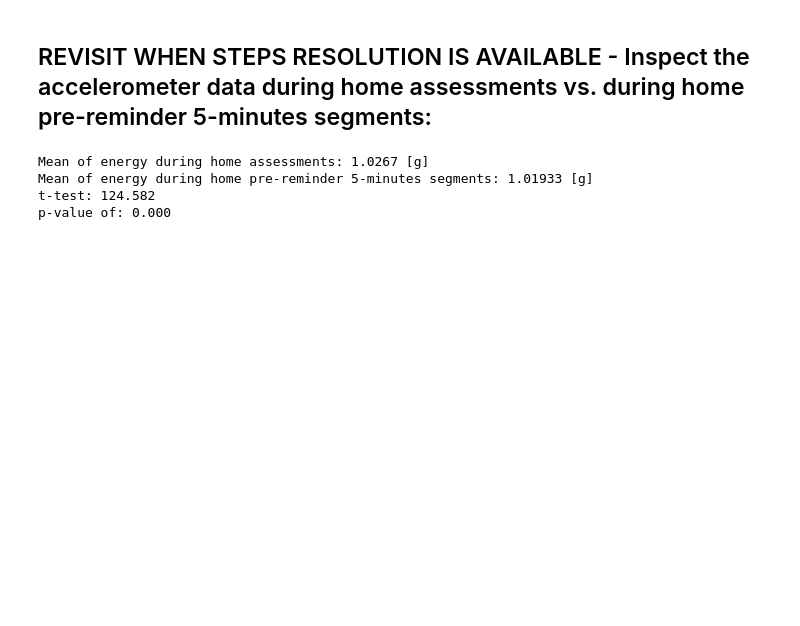
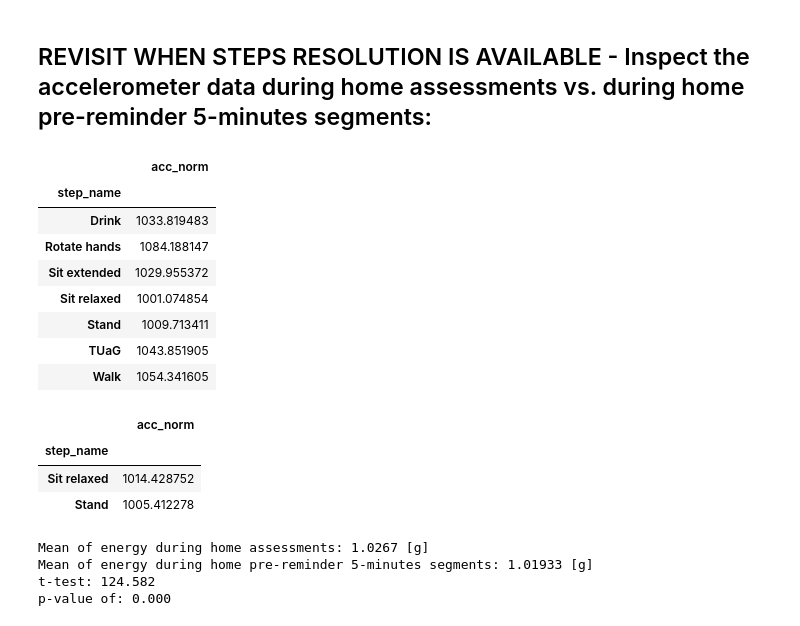
Before and after one commit to ShaniSarusi/DS-rep, a Jupyter notebook: Teva/data_statistical_inspection.ipynb, the cells around one changed output. Drawn from its saved outputs; the diff is of its cells as text; code cells hidden in the pictures; blank space fills up the shorter version.

Commit message:
LDopa main fix + initial Teva analysis in steps resolution

```diff
--- a/Teva/data_statistical_inspection.ipynb
+++ b/Teva/data_statistical_inspection.ipynb
@@ -13,7 +13,7 @@ from matplotlib.ticker import MaxNLocator
 # %% [markdown]
 # Set working environment:
 # %%
-cloud = True
+cloud = False
 if cloud:
     data_path = c.cloud_data_path
 else:
@@ -22,8 +22,10 @@ else:
 # Read Data:
 # %%
 clinic_df = pd.read_pickle(join(data_path, 'clinic_processed_pickle.p'))
+clinic_steps_df = pd.read_pickle(join(data_path, 'clinic_steps_processed_pickle.p'))
 home_df = pd.read_pickle(join(data_path, 'home_processed_pickle.p'))
-# reminders_df = pd.read_pickle(join(c.data_path, 'reminder_five_minutes_processed_pickle.p'))
+home_steps_df = pd.read_pickle(join(data_path, 'home_steps_processed_pickle.p'))
+reminders_df = pd.read_pickle(join(c.data_path, 'reminder_five_minutes_processed_pickle.p'))
 # %% [markdown]
 # Set some important variables + define summary function:
 # %%
@@ -325,7 +327,9 @@ p-value of: 0.000
 # Raw accelerometer data analysis:
 # %%
 clinic_df['acc_norm'] = np.sqrt((clinic_df.x)**2 + (clinic_df.y)**2 + (clinic_df.z)**2)
+clinic_steps_df['acc_norm'] = np.sqrt((clinic_steps_df.x)**2 + (clinic_steps_df.y)**2 + (clinic_steps_df.z)**2)
 home_df['acc_norm'] = np.sqrt((home_df.x)**2 + (home_df.y)**2 + (home_df.z)**2)
+home_steps_df['acc_norm'] = np.sqrt((home_steps_df.x)**2 + (home_steps_df.y)**2 + (home_steps_df.z)**2)
 reminders_df['acc_norm'] = np.sqrt((reminders_df.x)**2 + (reminders_df.y)**2 + (reminders_df.z)**2)
 # %%
 def mean_acc_box_plot(df, report_column, group_by='assessment_id'):
@@ -364,6 +368,25 @@ mean_acc_box_plot(reminders_df, 'patient_report_value', group_by='reminder_id')
 [figure]
 # %% [markdown]
 ## REVISIT WHEN STEPS RESOLUTION IS AVAILABLE - Inspect the accelerometer data during home assessments vs. during home pre-reminder 5-minutes segments:
+# %%
+clinic_steps_df[['step_name', 'acc_norm']].groupby('step_name').agg('mean')
+# %% [output]
+|  | acc_norm |
+| step_name |  |
+| Drink | 1033.819483 |
+| Rotate hands | 1084.188147 |
+| Sit extended | 1029.955372 |
+| Sit relaxed | 1001.074854 |
+| Stand | 1009.713411 |
+| TUaG | 1043.851905 |
+| Walk | 1054.341605 |
+# %%
+home_steps_df[['step_name', 'acc_norm']].groupby('step_name').agg('mean')
+# %% [output]
+|  | acc_norm |
+| step_name |  |
+| Sit relaxed | 1014.428752 |
+| Stand | 1005.412278 |
 # %%
 home_energy = home_df.total_energy
 reminders_energy = reminders_df.total_energy
```
Also changed, not shown: parts of 1 cell of this notebook, 3 other files.
